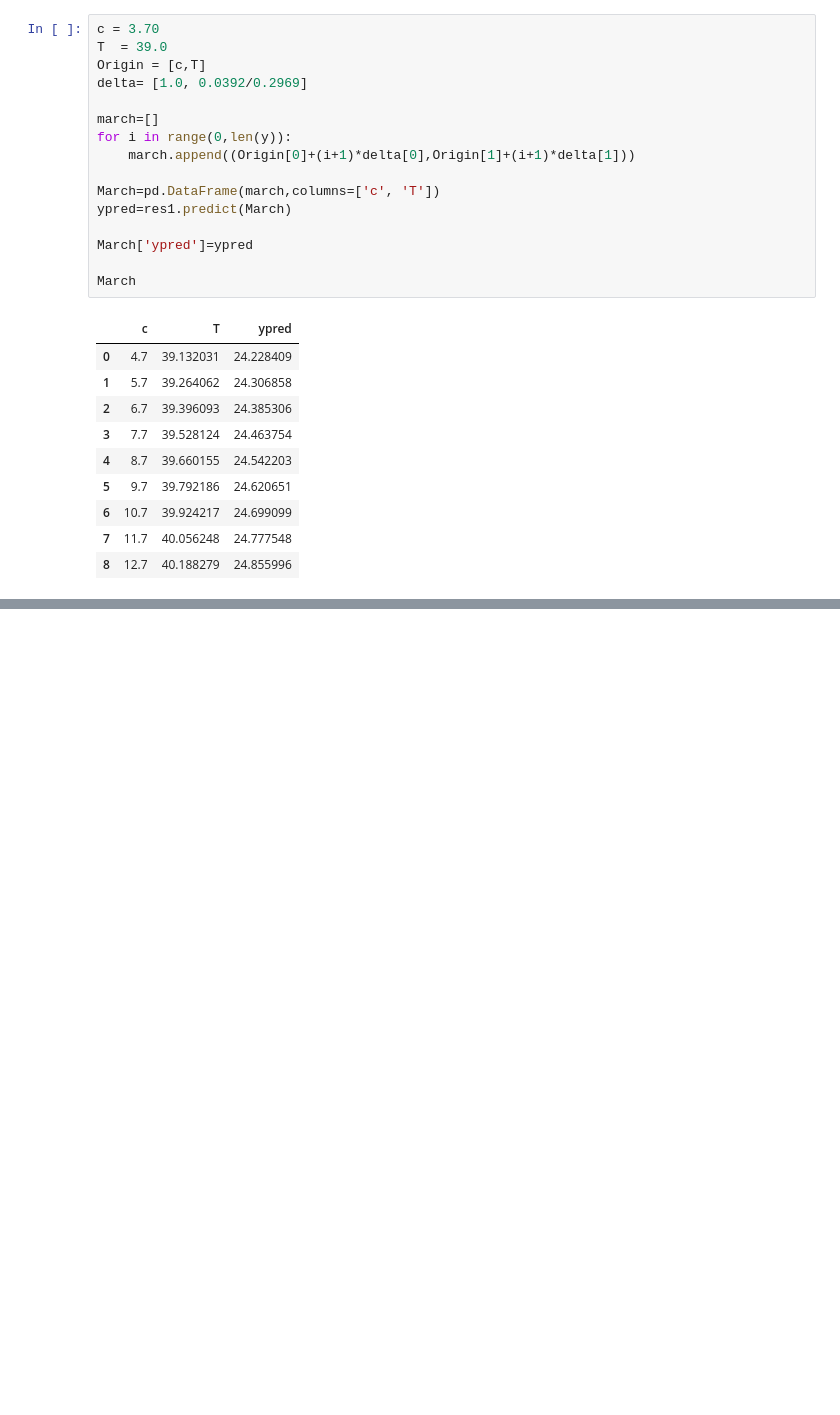
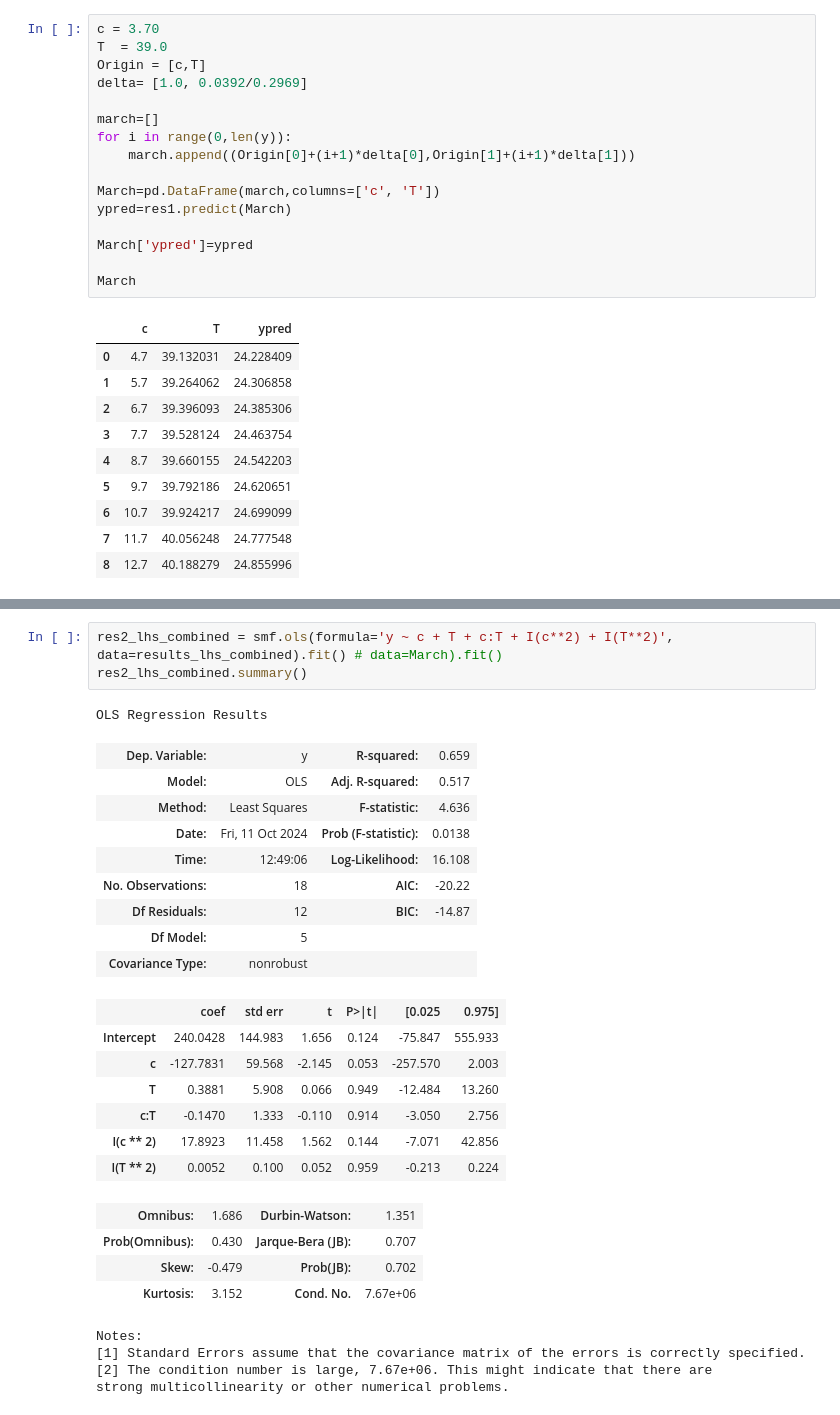
Before and after one commit to oscartq/lab3, a Jupyter notebook: lab3.ipynb, the cells around one changed output, grey strips where cells are left out. Cells and saved outputs as stored; diff of their text form; blank space fills up the shorter version.

```diff
--- a/lab3.ipynb
+++ b/lab3.ipynb
@@ -487,0 +562,29 @@ TypeError: 'int' object is not iterable
+# %%
+res2_lhs_combined = smf.ols(formula='y ~ c + T + c:T + I(c**2) + I(T**2)', data=results_lhs_combined).fit() # data=March).fit()
+res2_lhs_combined.summary()
+# %% [output]
+OLS Regression Results
+| Dep. Variable: | y | R-squared: | 0.659 |
+| Model: | OLS | Adj. R-squared: | 0.517 |
+| Method: | Least Squares | F-statistic: | 4.636 |
+| Date: | Fri, 11 Oct 2024 | Prob (F-statistic): | 0.0138 |
+| Time: | 12:49:06 | Log-Likelihood: | 16.108 |
+| No. Observations: | 18 | AIC: | -20.22 |
+| Df Residuals: | 12 | BIC: | -14.87 |
+| Df Model: | 5 |  |  |
+| Covariance Type: | nonrobust |  |  |
+|  | coef | std err | t | P>|t| | [0.025 | 0.975] |
+| Intercept | 240.0428 | 144.983 | 1.656 | 0.124 | -75.847 | 555.933 |
+| c | -127.7831 | 59.568 | -2.145 | 0.053 | -257.570 | 2.003 |
+| T | 0.3881 | 5.908 | 0.066 | 0.949 | -12.484 | 13.260 |
+| c:T | -0.1470 | 1.333 | -0.110 | 0.914 | -3.050 | 2.756 |
+| I(c ** 2) | 17.8923 | 11.458 | 1.562 | 0.144 | -7.071 | 42.856 |
+| I(T ** 2) | 0.0052 | 0.100 | 0.052 | 0.959 | -0.213 | 0.224 |
+| Omnibus: | 1.686 | Durbin-Watson: | 1.351 |
+| Prob(Omnibus): | 0.430 | Jarque-Bera (JB): | 0.707 |
+| Skew: | -0.479 | Prob(JB): | 0.702 |
+| Kurtosis: | 3.152 | Cond. No. | 7.67e+06 |
+Notes:
+[1] Standard Errors assume that the covariance matrix of the errors is correctly specified.
+[2] The condition number is large, 7.67e+06. This might indicate that there are
+strong multicollinearity or other numerical problems.
```
Also changed, not shown: parts of 40 cells of this notebook, 1 other file.
